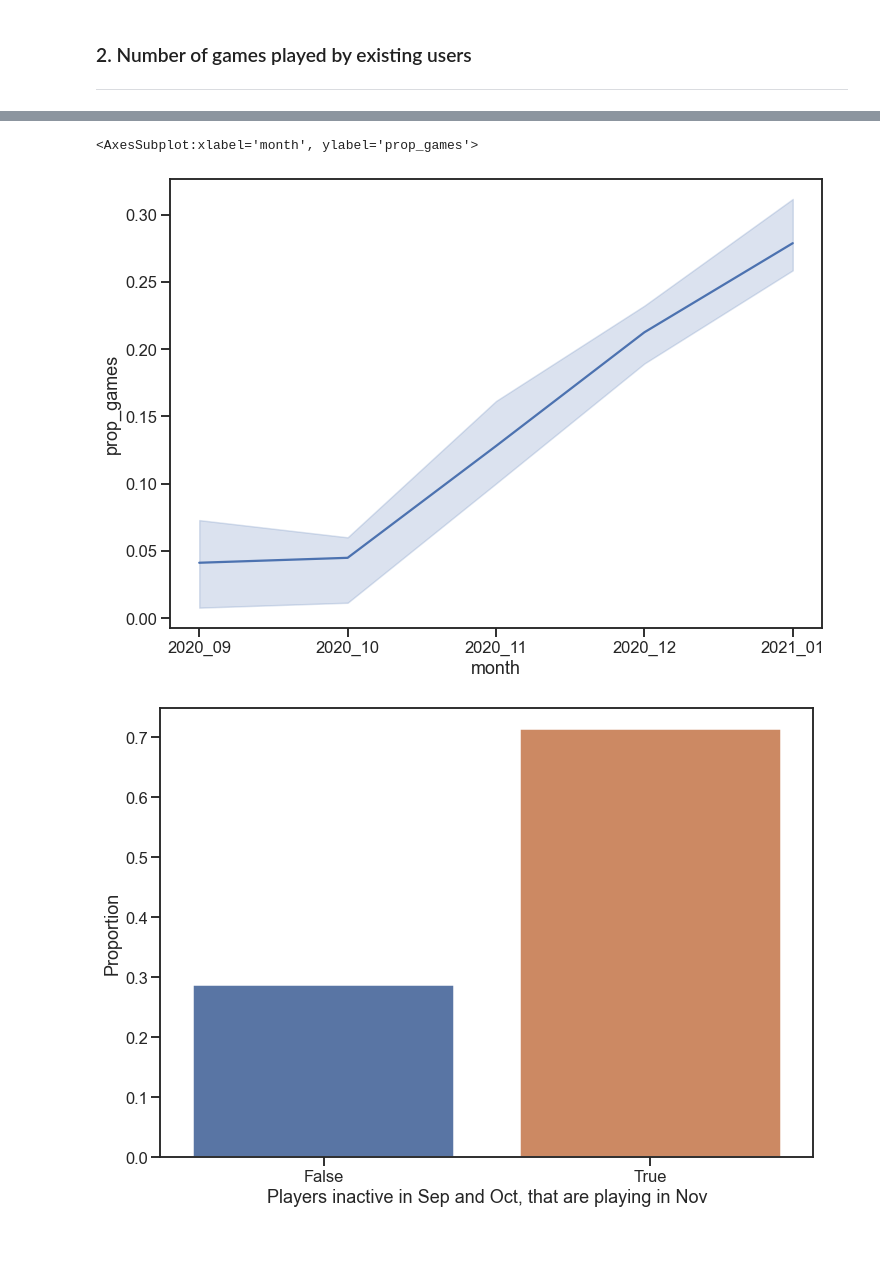
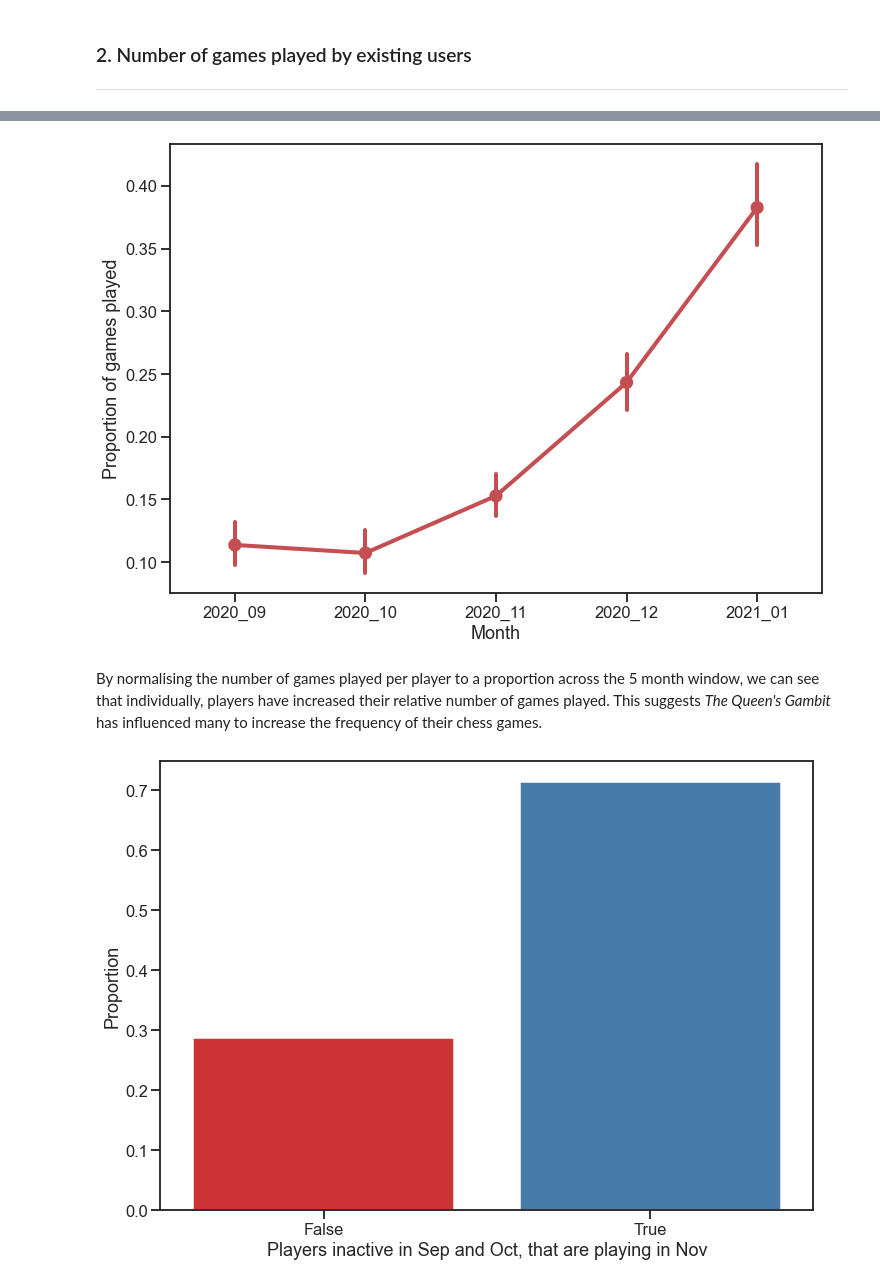
Before and after one commit to dzhang32/chess, a Jupyter notebook: 01-queens_gambit.ipynb, the cells around one changed output, grey strips where cells are left out. Saved outputs shown, nothing was run; the diff lists cells and outputs as text; code cells hidden in the pictures; blank space fills up the shorter version.

```diff
--- a/01-queens_gambit.ipynb
+++ b/01-queens_gambit.ipynb
@@ -190,33 +192,38 @@ n_games_no_inactive = n_games.loc[np.isfinite(n_games["prop_games"])]
 
 ##### Plotting #####
 
-sns.lineplot(x = 'month',
-             y = 'prop_games',
-             data = n_games_no_inactive,
-             estimator = np.median)
+g = sns.pointplot(x = 'month',
+                  y = 'prop_games',
+                  data = n_games_no_inactive,
+                  estimator = np.mean,
+                  color = "r")
+
+g = g.set(xlabel = "Month", ylabel = "Proportion of games played")
 # %% [output]
-<AxesSubplot:xlabel='month', ylabel='prop_games'>
-[figure, old version]
+[figure, new version]
+# %% [markdown]
+By normalising the number of games played per player to a proportion across the 5 month window, we can see that individually, players have increased their relative number of games played. This suggests *The Queen's Gambit* has influenced many to increase the frequency of their chess games.
 # %%
 ##### Data wrangling #####
 
 # find which players were not playing in Sep and Oct
 users_no_sep = n_games.loc[(n_games["month"] == "2020_09") & (n_games["n_games"] == 0)]["username"]
 users_no_oct = n_games.loc[(n_games["month"] == "2020_10") & (n_games["n_games"] == 0)]["username"]
 users_no_sep_oct = n_games.loc[n_games["username"].isin(users_no_sep) & n_games["username"].isin(users_no_oct)]
 
 # find which players have started playing after Oct
 playing_nov = users_no_sep_oct.groupby(["username"]).n_games.apply(lambda x: sum(x) != 0).reset_index()
 playing_nov = playing_nov.groupby(["n_games"]).username.count().reset_index()
 playing_nov["prop"] = playing_nov["username"] / np.sum(playing_nov["username"])
 
 ##### Plotting #####
 
 g = sns.barplot(x = "n_games",
                 y = "prop",
-                data = playing_nov)
+                data = playing_nov,
+                palette = "Set1")
 
 g = g.set(xlabel = "Players inactive in Sep and Oct, that are playing in Nov",
           ylabel = "Proportion")
 # %% [output]
-[figure, old version]
+[figure, new version]
```
Also changed, not shown: parts of 17 cells of this notebook.
